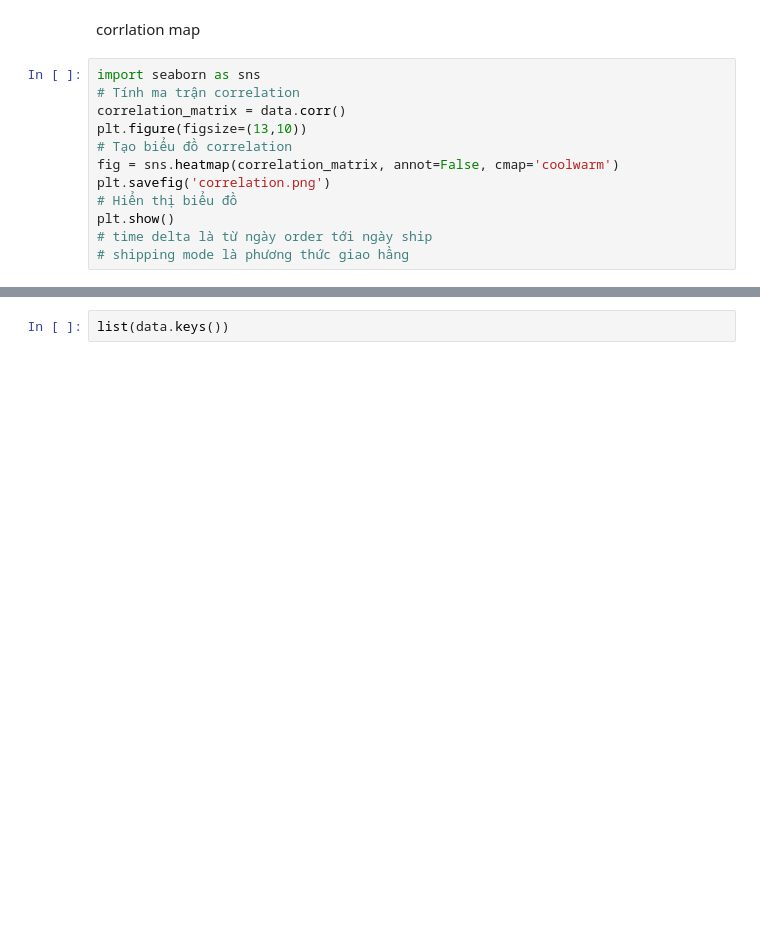
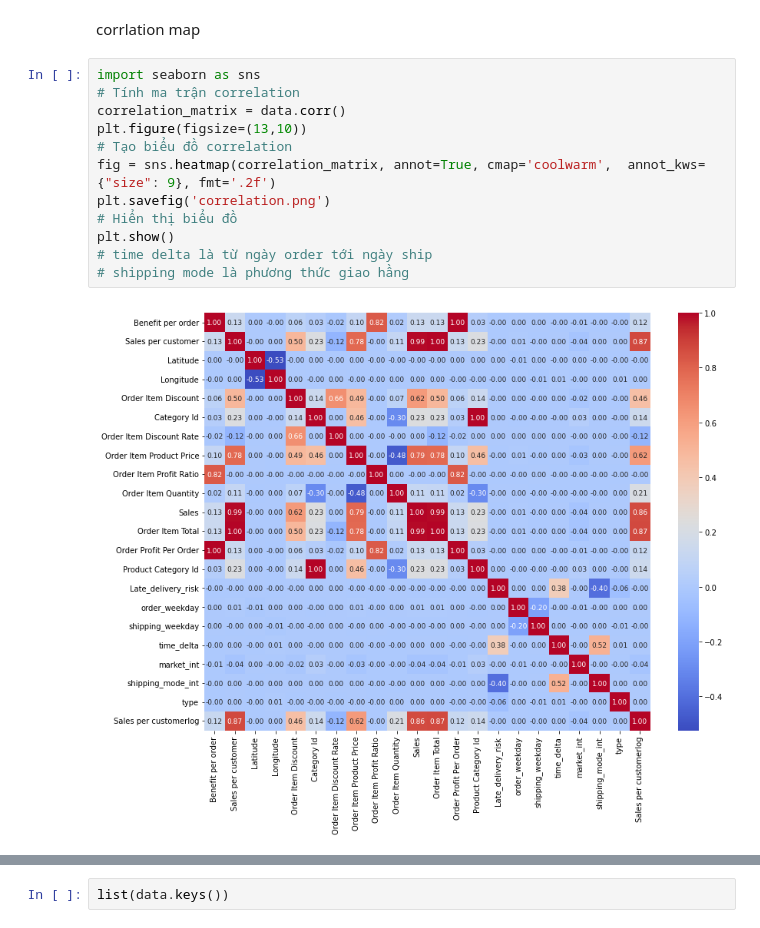
Before and after one commit to duclvQ/supply_chain, a Jupyter notebook: data_preprocessing.ipynb, the cells around one changed output, grey strips where cells are left out. Saved outputs shown, nothing was run; the diff lists cells and outputs as text; blank space fills up the shorter version.

```diff
--- a/data_preprocessing.ipynb
+++ b/data_preprocessing.ipynb
@@ -211,12 +301,14 @@ corrlation map
 # %%
 import seaborn as sns
 # Tính ma trận correlation
 correlation_matrix = data.corr()
 plt.figure(figsize=(13,10))
 # Tạo biểu đồ correlation
-fig = sns.heatmap(correlation_matrix, annot=False, cmap='coolwarm')
+fig = sns.heatmap(correlation_matrix, annot=True, cmap='coolwarm',  annot_kws={"size": 9}, fmt='.2f')
 plt.savefig('correlation.png')
 # Hiển thị biểu đồ
 plt.show()
 # time delta là từ ngày order tới ngày ship
 # shipping mode là phương thức giao hầng
+# %% [output]
+[figure, added]
```
Also changed, not shown: parts of 12 cells of this notebook, 30 other files.
